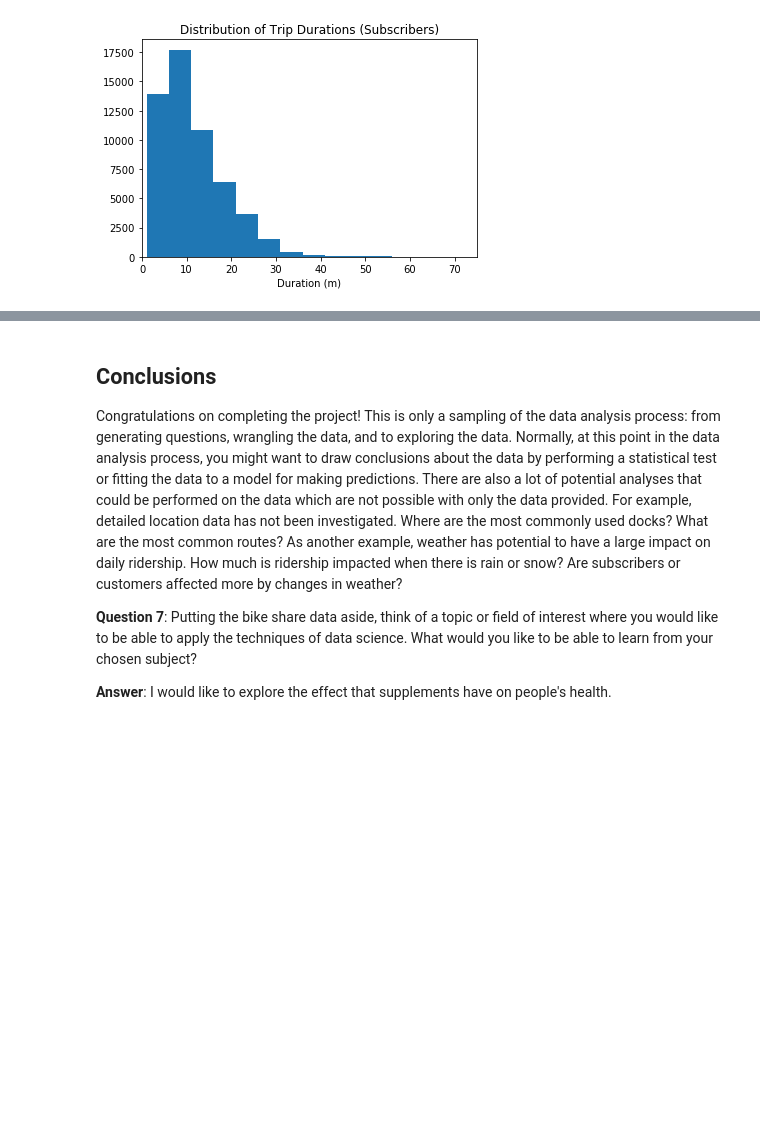
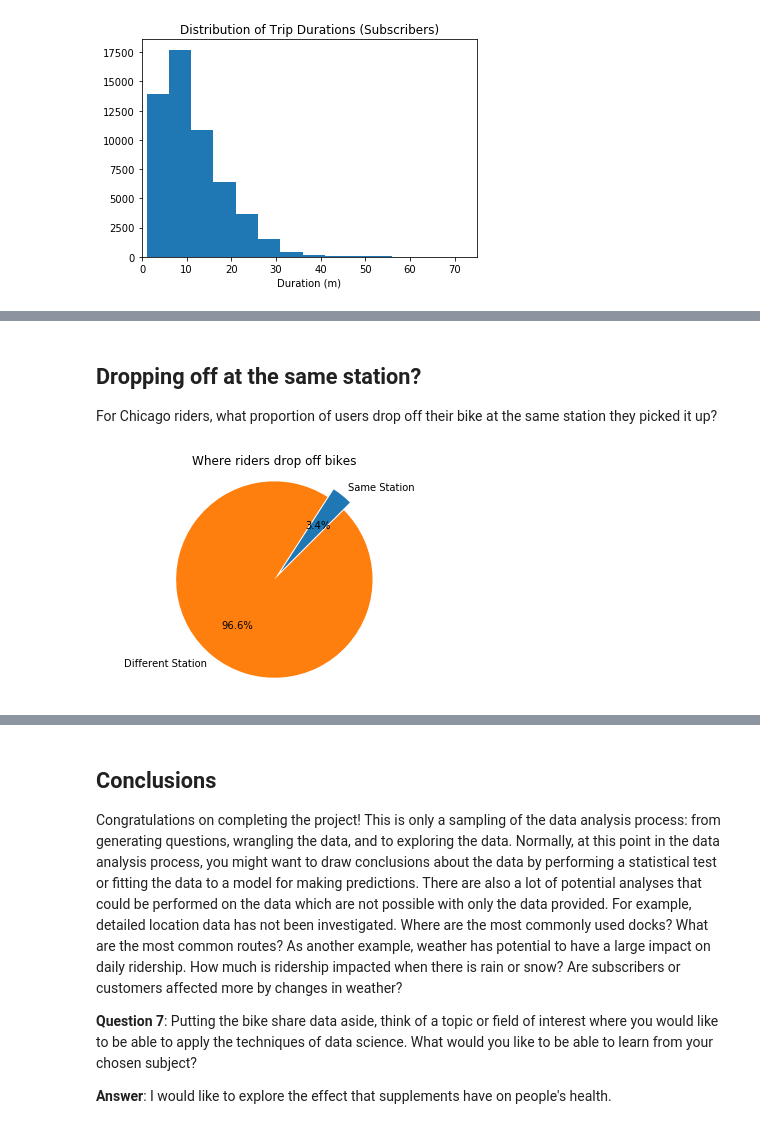
Before and after one commit to szimmers/udacity-dand-term1, a Jupyter notebook: bikeshare/Bike_Share_Analysis.ipynb, the cells around one changed output, grey strips where cells are left out. Drawn from its saved outputs; the diff is of its cells as text; code cells hidden in the pictures; blank space fills up the shorter version.

Commit message:
- update main BikeShare notebook to be complete - add all helper functions to notebook - commit exported notebook

```diff
--- a/bikeshare/Bike_Share_Analysis.ipynb
+++ b/bikeshare/Bike_Share_Analysis.ipynb
@@ -638,0 +932,21 @@ If any of the questions you posed in your answer to question 1 align with the bu
+# %% [markdown]
+## Dropping off at the same station? ##
+
+For Chicago riders, what proportion of users drop off their bike at the same station they picked it up?
+# %%
+rides = read_data_for_variance_analysis('data/Chicago-station-variance.csv')
+# %%
+# c.f. https://matplotlib.org/examples/pie_and_polar_charts/pie_demo_features.html
+all_ratio = get_ratio_same_station_dropoff(rides)
+labels = 'Same Station', 'Different Station'
+data = [all_ratio, 1 - all_ratio]
+explode = (0.10, 0)
+
+_, ax1 = plt.subplots()
+ax1.pie(data, explode=explode, labels=labels, autopct='%1.1f%%', startangle=45)
+ax1.axis('equal')  # Equal aspect ratio ensures that pie is drawn as a circle.
+
+plt.title('Where riders drop off bikes')
+plt.show()
+# %% [output]
+[figure, added]
```
Also changed, not shown: parts of 14 cells of this notebook, 3 other files.
